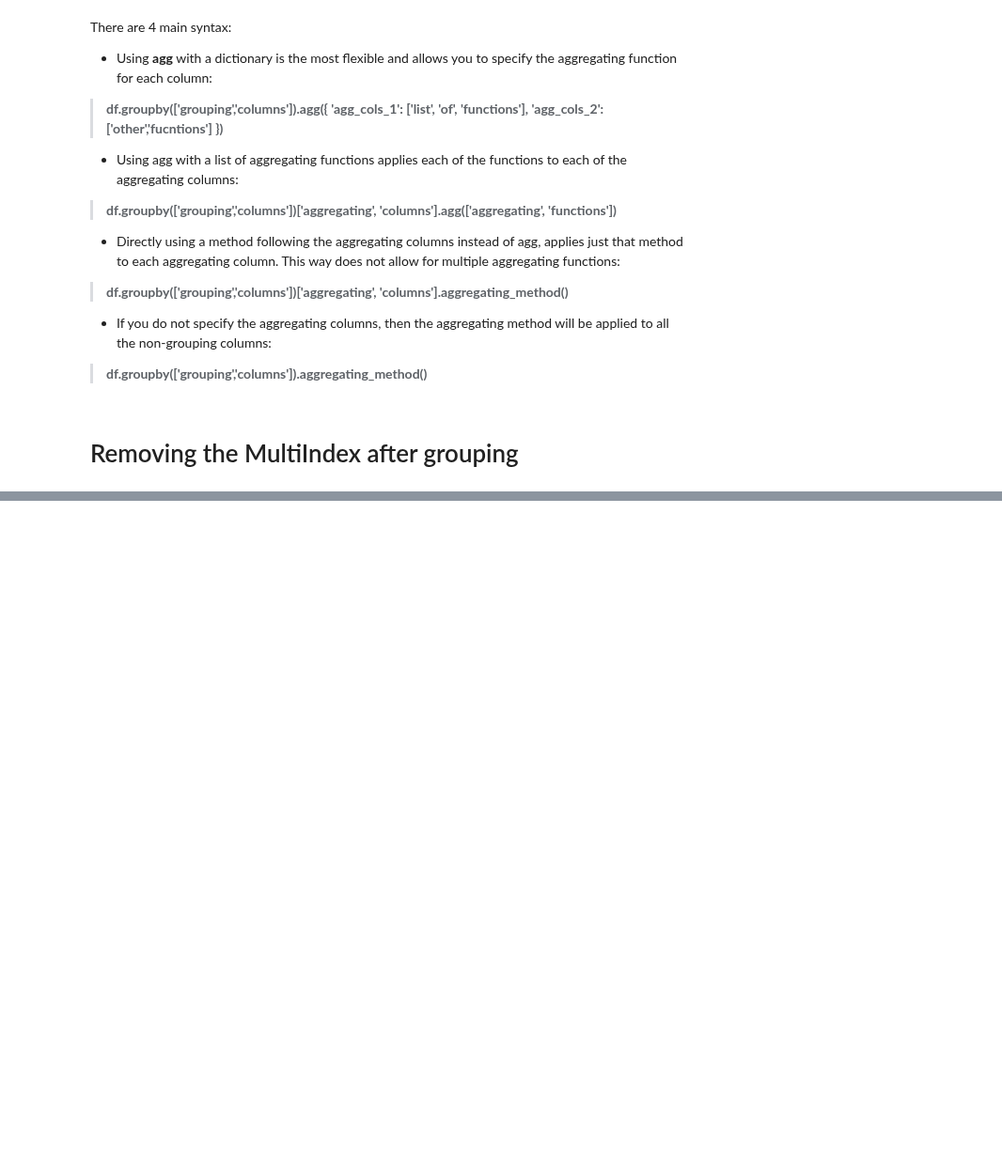
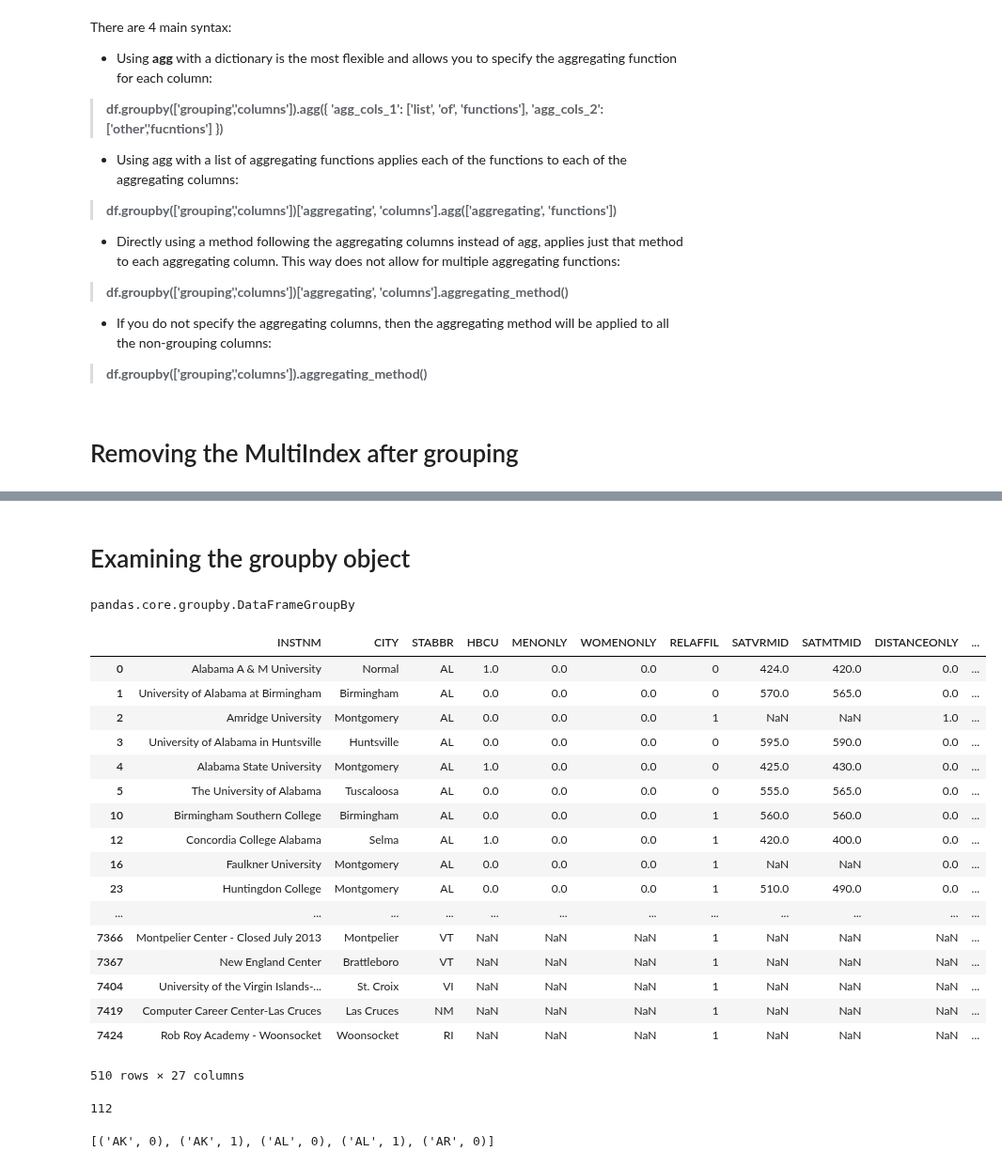
Before and after one commit to MengYao89/Data_Analysis, a Jupyter notebook: Pandas_Practice/Pandas_Cookbook_notes/7_Grouping for Aggregation, Filtration, and Transformation.ipynb, the cells around one changed output, grey strips where cells are left out. Shown at 94% size. Saved outputs shown, nothing was run; the diff lists cells and outputs as text; code cells hidden in the pictures; blank space fills up the shorter version.

```diff
--- a/Pandas_Practice/Pandas_Cookbook_notes/7_Grouping for Aggregation, Filtration, and Transformation.ipynb
+++ b/Pandas_Practice/Pandas_Cookbook_notes/7_Grouping for Aggregation, Filtration, and Transformation.ipynb
@@ -153,0 +211,3 @@ There are 4 main syntax:
+# %%
+college = pd.read_csv('./data/college.csv')
+college.groupby('STABBR')['UGDS'].agg(['mean', 'std']).round(0).head()
@@ -153,0 +222,37 @@ There are 4 main syntax:
+# %% [markdown]
+# Examining the groupby object
+# %%
+grouped = college.groupby(['STABBR', 'RELAFFIL'])
+type(grouped)
+# %% [output]
+pandas.core.groupby.DataFrameGroupBy
+# %%
+grouped.head()
+# %% [output]
+|  | INSTNM | CITY | STABBR | HBCU | MENONLY | WOMENONLY | RELAFFIL | SATVRMID | SATMTMID | DISTANCEONLY | ... |
+| 0 | Alabama A & M University | Normal | AL | 1.0 | 0.0 | 0.0 | 0 | 424.0 | 420.0 | 0.0 | ... |
+| 1 | University of Alabama at Birmingham | Birmingham | AL | 0.0 | 0.0 | 0.0 | 0 | 570.0 | 565.0 | 0.0 | ... |
+| 2 | Amridge University | Montgomery | AL | 0.0 | 0.0 | 0.0 | 1 | NaN | NaN | 1.0 | ... |
+| 3 | University of Alabama in Huntsville | Huntsville | AL | 0.0 | 0.0 | 0.0 | 0 | 595.0 | 590.0 | 0.0 | ... |
+| 4 | Alabama State University | Montgomery | AL | 1.0 | 0.0 | 0.0 | 0 | 425.0 | 430.0 | 0.0 | ... |
+| 5 | The University of Alabama | Tuscaloosa | AL | 0.0 | 0.0 | 0.0 | 0 | 555.0 | 565.0 | 0.0 | ... |
+| 10 | Birmingham Southern College | Birmingham | AL | 0.0 | 0.0 | 0.0 | 1 | 560.0 | 560.0 | 0.0 | ... |
+| 12 | Concordia College Alabama | Selma | AL | 1.0 | 0.0 | 0.0 | 1 | 420.0 | 400.0 | 0.0 | ... |
+| 16 | Faulkner University | Montgomery | AL | 0.0 | 0.0 | 0.0 | 1 | NaN | NaN | 0.0 | ... |
+| 23 | Huntingdon College | Montgomery | AL | 0.0 | 0.0 | 0.0 | 1 | 510.0 | 490.0 | 0.0 | ... |
+| ... | ... | ... | ... | ... | ... | ... | ... | ... | ... | ... | ... |
+| 7366 | Montpelier Center - Closed July 2013 | Montpelier | VT | NaN | NaN | NaN | 1 | NaN | NaN | NaN | ... |
+| 7367 | New England Center | Brattleboro | VT | NaN | NaN | NaN | 1 | NaN | NaN | NaN | ... |
+| 7404 | University of the Virgin Islands-... | St. Croix | VI | NaN | NaN | NaN | 1 | NaN | NaN | NaN | ... |
+| 7419 | Computer Career Center-Las Cruces | Las Cruces | NM | NaN | NaN | NaN | 1 | NaN | NaN | NaN | ... |
+| 7424 | Rob Roy Academy - Woonsocket | Woonsocket | RI | NaN | NaN | NaN | 1 | NaN | NaN | NaN | ... |
+510 rows × 27 columns
+# %%
+grouped.ngroups
+# %% [output]
+112
+# %%
+groups = list(grouped.groups.keys())
+groups[:5]
+# %% [output]
+[('AK', 0), ('AK', 1), ('AL', 0), ('AL', 1), ('AR', 0)]
```
Also changed, not shown: parts of 10 cells of this notebook, 5 other files.
